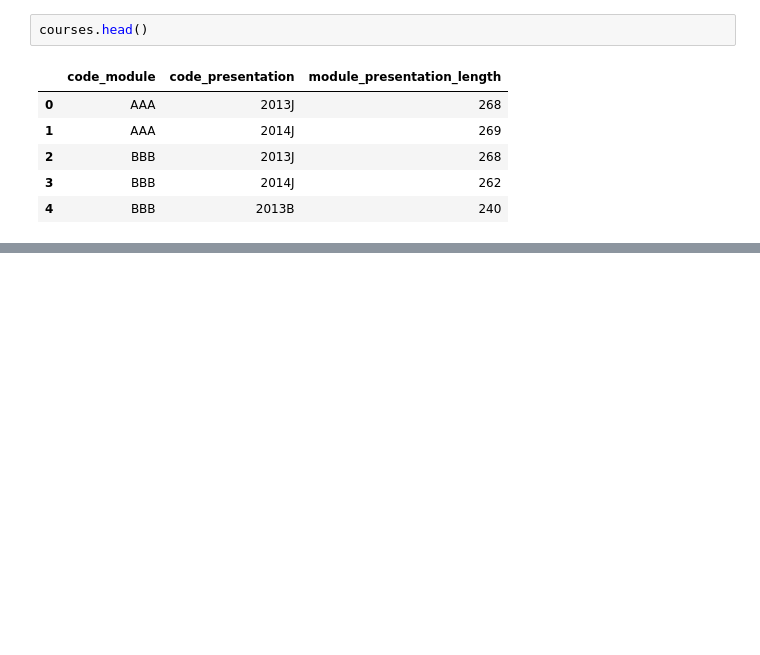
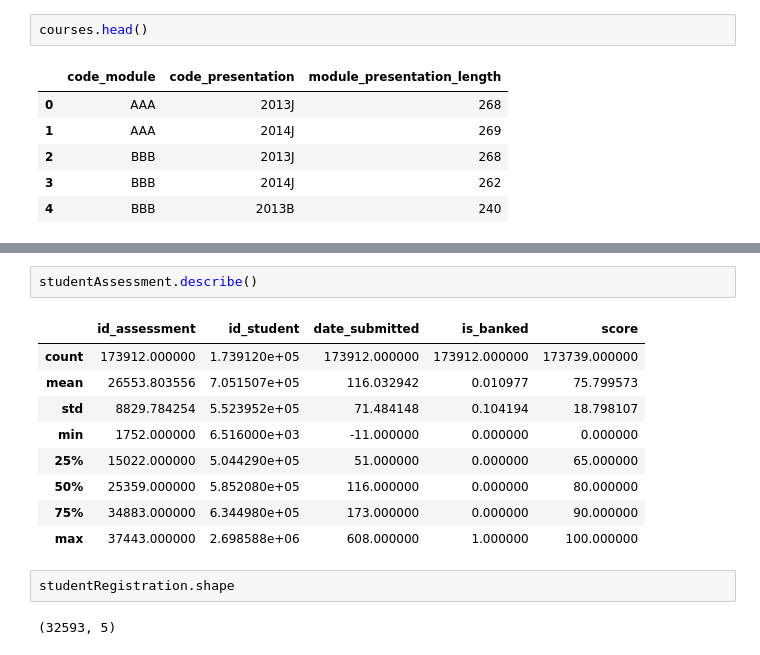
Before and after one commit to shvartzdev/analytics, a Jupyter notebook: 06_project/mini-project.ipynb, the cells around one changed output, grey strips where cells are left out. Drawn from its saved outputs; the diff is of its cells as text; blank space fills up the shorter version.

```diff
--- a/06_project/mini-project.ipynb
+++ b/06_project/mini-project.ipynb
@@ -83,0 +140,16 @@ courses.head()
+# %%
+studentAssessment.describe()
+# %% [output]
+|  | id_assessment | id_student | date_submitted | is_banked | score |
+| count | 173912.000000 | 1.739120e+05 | 173912.000000 | 173912.000000 | 173739.000000 |
+| mean | 26553.803556 | 7.051507e+05 | 116.032942 | 0.010977 | 75.799573 |
+| std | 8829.784254 | 5.523952e+05 | 71.484148 | 0.104194 | 18.798107 |
+| min | 1752.000000 | 6.516000e+03 | -11.000000 | 0.000000 | 0.000000 |
+| 25% | 15022.000000 | 5.044290e+05 | 51.000000 | 0.000000 | 65.000000 |
+| 50% | 25359.000000 | 5.852080e+05 | 116.000000 | 0.000000 | 80.000000 |
+| 75% | 34883.000000 | 6.344980e+05 | 173.000000 | 0.000000 | 90.000000 |
+| max | 37443.000000 | 2.698588e+06 | 608.000000 | 1.000000 | 100.000000 |
+# %%
+studentRegistration.shape
+# %% [output]
+(32593, 5)
```
Also changed, not shown: parts of 46 cells of this notebook.
